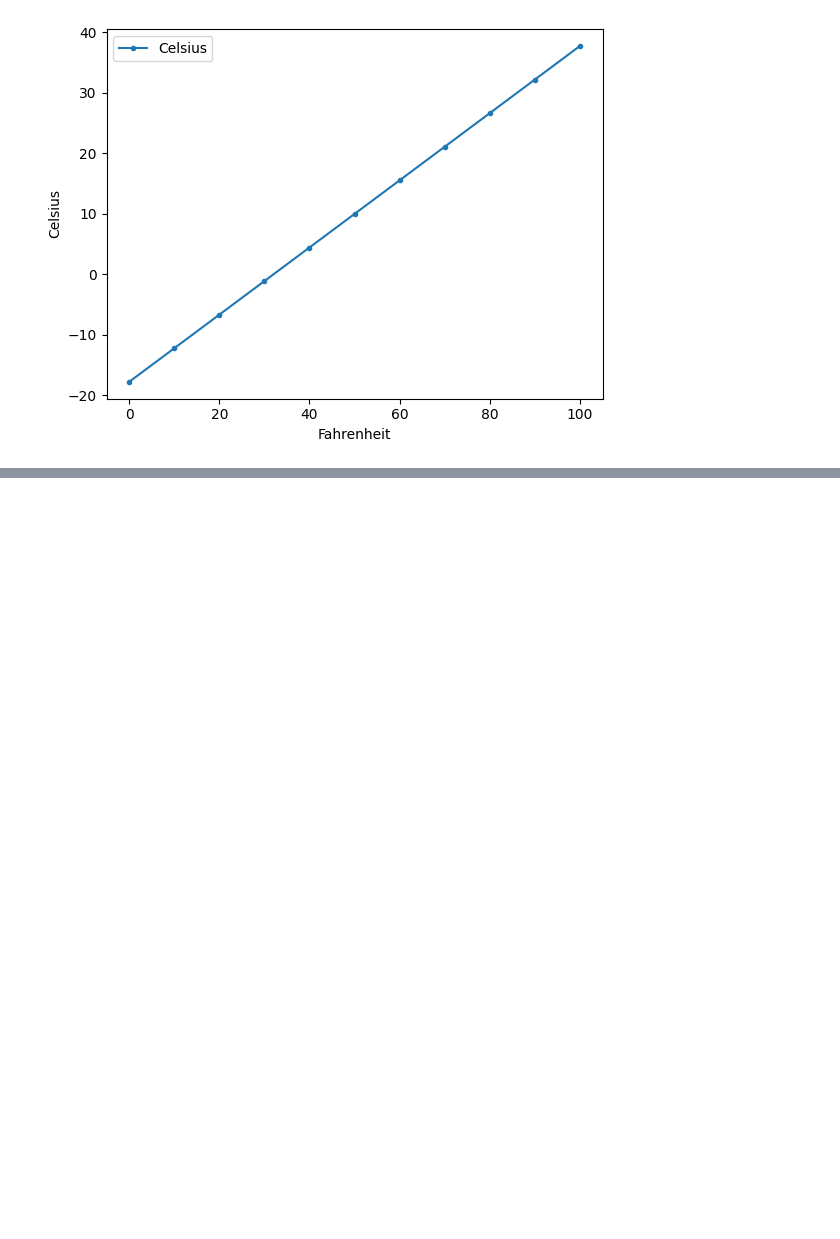
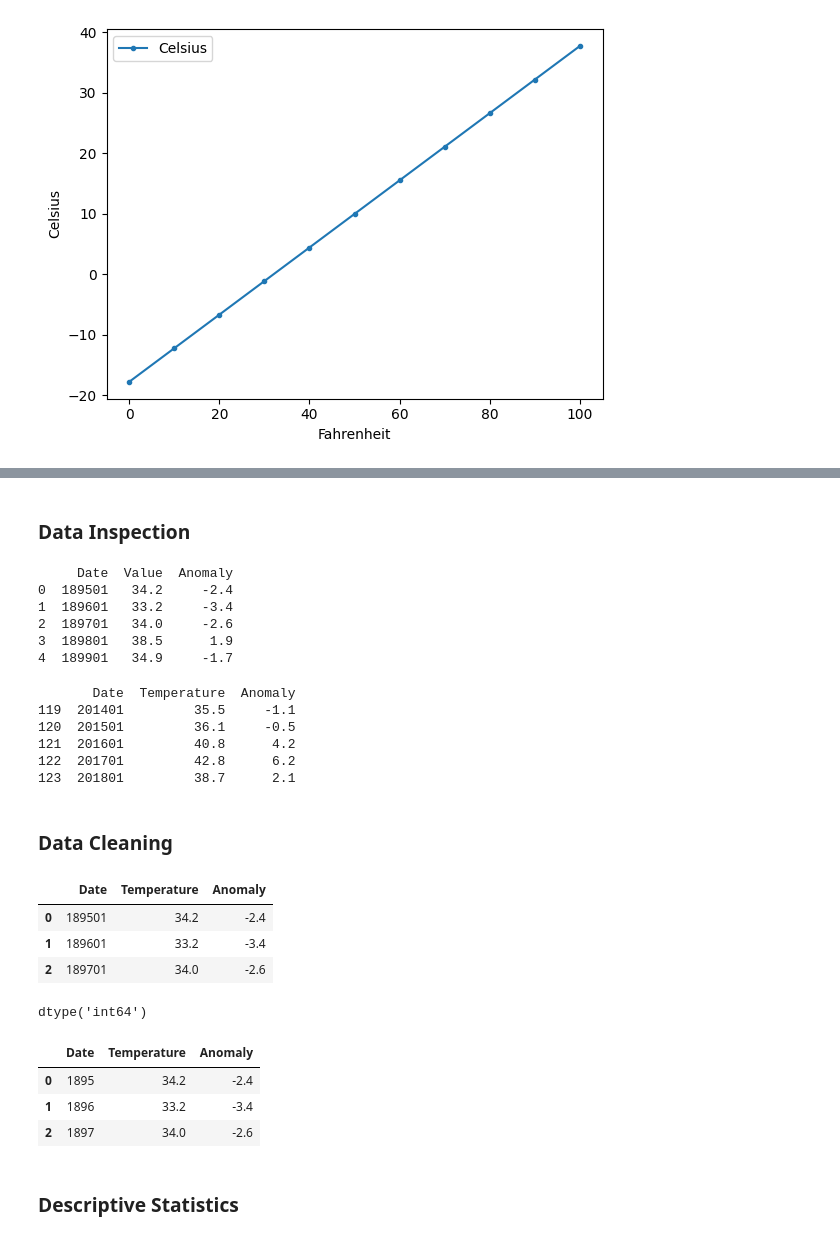
Before and after one commit to AanandyaMittal/datafun-07-ml, a Jupyter notebook: mittal_ml.ipynb, the cells around one changed output, grey strips where cells are left out. Saved outputs shown, nothing was run; the diff lists cells and outputs as text; code cells hidden in the pictures; blank space fills up the shorter version.

```diff
--- a/mittal_ml.ipynb
+++ b/mittal_ml.ipynb
@@ -23,0 +30,44 @@ y_label = axes.set_ylabel('Celsius')
+# %% [markdown]
+### **Data Inspection**
+# %%
+print(nyc_df.head())
+# %% [output]
+     Date  Value  Anomaly
+0  189501   34.2     -2.4
+1  189601   33.2     -3.4
+2  189701   34.0     -2.6
+3  189801   38.5      1.9
+4  189901   34.9     -1.7
+# %%
+print(nyc_df.tail())
+# %% [output]
+       Date  Temperature  Anomaly
+119  201401         35.5     -1.1
+120  201501         36.1     -0.5
+121  201601         40.8      4.2
+122  201701         42.8      6.2
+123  201801         38.7      2.1
+# %% [markdown]
+### **Data Cleaning**
+# %%
+nyc_df.columns = ['Date', 'Temperature', 'Anomaly']
+nyc_df.head(3)
+# %% [output]
+|  | Date | Temperature | Anomaly |
+| 0 | 189501 | 34.2 | -2.4 |
+| 1 | 189601 | 33.2 | -3.4 |
+| 2 | 189701 | 34.0 | -2.6 |
+# %%
+nyc_df.Date.dtype
+# %% [output]
+dtype('int64')
+# %%
+nyc_df.Date = nyc_df.Date.floordiv(100)
+nyc_df.head(3)
+# %% [output]
+|  | Date | Temperature | Anomaly |
+| 0 | 1895 | 34.2 | -2.4 |
+| 1 | 1896 | 33.2 | -3.4 |
+| 2 | 1897 | 34.0 | -2.6 |
+# %% [markdown]
+### **Descriptive Statistics**
```
Also changed, not shown: parts of 10 cells of this notebook, 1 other file.
